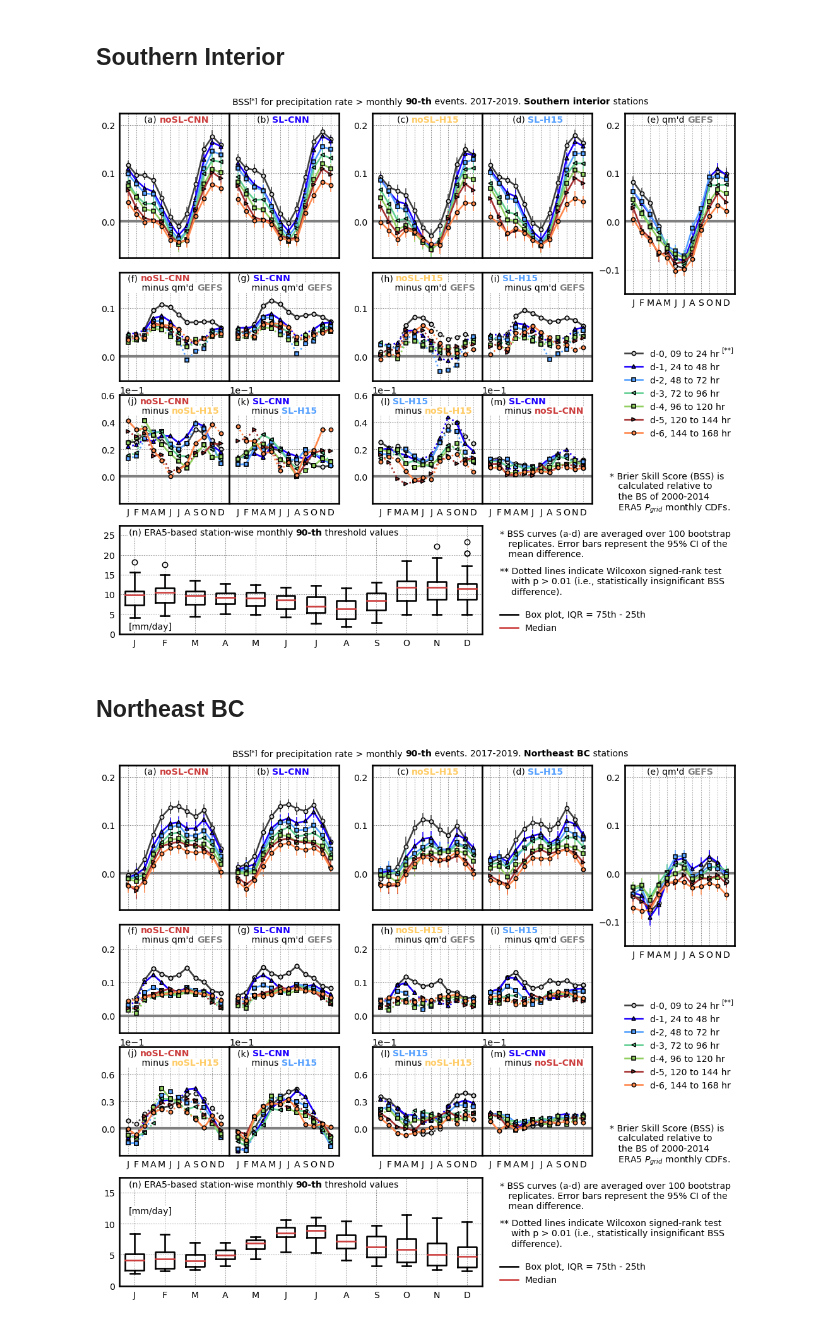
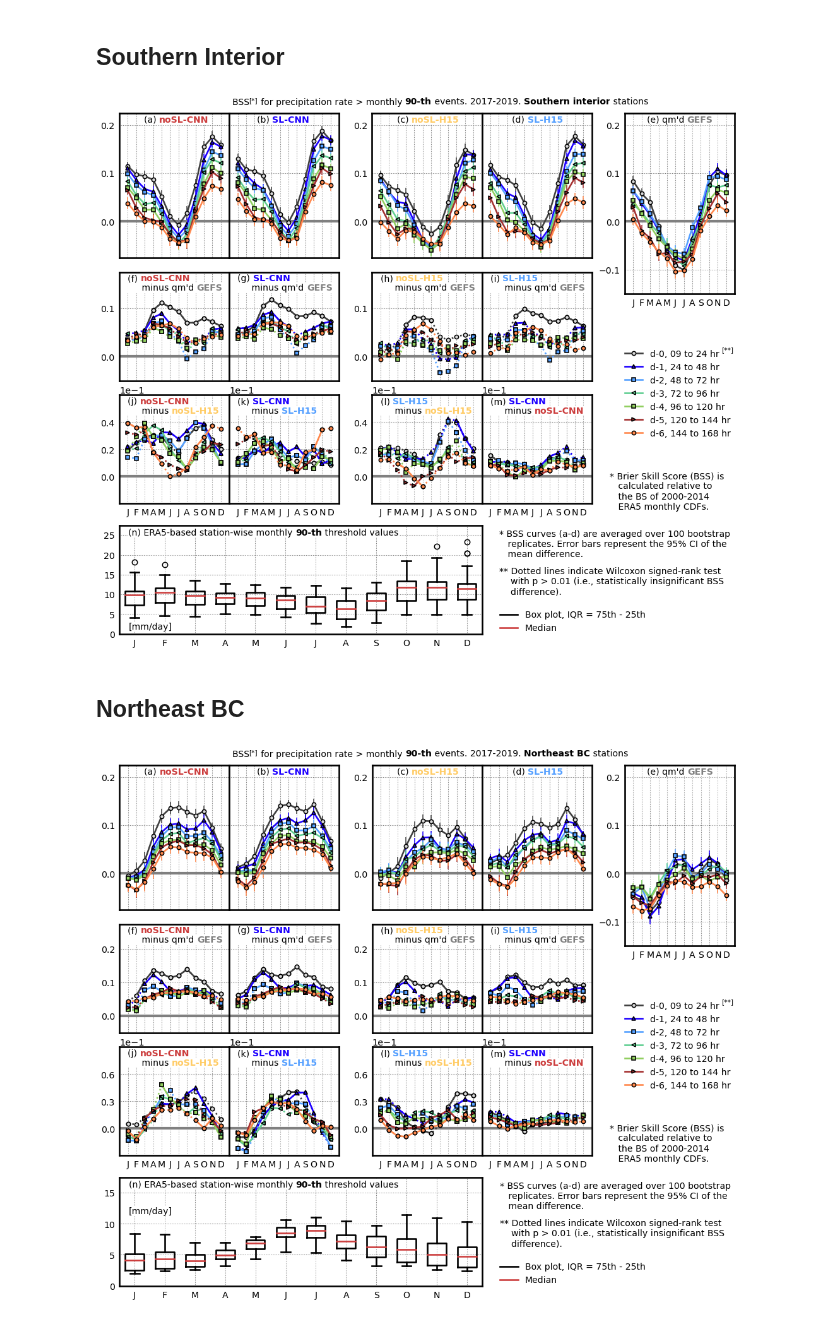
Before and after one commit to yingkaisha/rainbow, a Jupyter notebook: publish/PLOT_BSS_BCH.ipynb, the cells around one changed output. Saved outputs shown, nothing was run; the diff lists cells and outputs as text; code cells hidden in the pictures.

```diff
--- a/publish/PLOT_BSS_BCH.ipynb
+++ b/publish/PLOT_BSS_BCH.ipynb
@@ -346,12 +351,12 @@ YLIM = YLIM1
 YLIM_gfs = [-0.15, 0.35]
 
 # 2nd row
-YLIM_diff00 = [-0.05, 0.2]
-YLIM_diff01 = [-0.05, 0.2]
+YLIM_diff00 = [-0.05, 0.275]
+YLIM_diff01 = [-0.05, 0.275]
 
 # 3rd row
-YLIM_diff1 = [-0.05, 0.1]
-YLIM_diff2 = [-0.05, 0.1]
+YLIM_diff1 = [-0.035, 0.1]
+YLIM_diff2 = [-0.035, 0.1]
 
 labels = ['d-0, 09 to 24 hr',
           'd-1, 24 to 48 hr',
@@ -571,19 +576,19 @@ for i in range(2, 4):
 AX_gfs[0].set_yticks([-0.1, 0, 0.1, 0.2, 0.3])
 
 for i in [0, 1]:
-    AX_diff[0][i].set_yticks([0, 0.1,]);
+    AX_diff[0][i].set_yticks([0, 0.1, 0.2]);
 
 for i in [2, 3]:
-    AX_diff[0][i].set_yticks([0, 0.1,]);
+    AX_diff[0][i].set_yticks([0, 0.1, 0.2]);
 
 for i in [0, 1]:
     AX_diff[1][i].ticklabel_format(axis='y', scilimits=(-1, -1))
-    AX_diff[1][i].set_yticks([0, 0.05, 0.1,]);
+    AX_diff[1][i].set_yticks([0, 0.05,]);
     AX_diff[1][i].yaxis.offsetText.set_fontsize(14)
 
 for i in [2, 3]:
     AX_diff[1][i].ticklabel_format(axis='y', scilimits=(-1, -1))
-    AX_diff[1][i].set_yticks([0, 0.05, 0.1,]);
+    AX_diff[1][i].set_yticks([0, 0.05,]);
     AX_diff[1][i].yaxis.offsetText.set_fontsize(14)
 
 # ---------- title ---------- #
@@ -616,7 +621,7 @@ handle_title.append(ax_lg1.text(0.88, 0.945, '[**]', ha='left', va='top', fontsi
 
 ax_w1 = fig.add_axes([4.6/5.6-0.025, (0.7)/3.6-pad, 1/5.6+0.025, 0.375/3.2])
 ax_w1.set_axis_off()
-ax_w1.text(0, 1, '* Brier Skill Score (BSS) is\n   calculated relative to\n   the BS of 2000-2014\n   ERA5 $P_{grid}$ monthly CDFs.',
+ax_w1.text(0, 1, '* Brier Skill Score (BSS) is\n   calculated relative to\n   the BS of 2000-2014\n   ERA5 monthly CDFs.',
           ha='left', va='top', fontsize=fontsize, transform=ax_w1.transAxes);
 
 ax_w2 = fig.add_axes([3.6/5.6-0.025, (0.3)/3.6-pad, 1/5.6+0.025, 0.375/3.2])
@@ -889,12 +894,12 @@ for i in [2, 3]:
 
 for i in [0, 1]:
     AX_diff[1][i].ticklabel_format(axis='y', scilimits=(-1, -1))
-    AX_diff[1][i].set_yticks([0, 0.02, 0.04, 0.06]);
+    AX_diff[1][i].set_yticks([0, 0.02, 0.04]);
     AX_diff[1][i].yaxis.offsetText.set_fontsize(14)
 
 for i in [2, 3]:
     AX_diff[1][i].ticklabel_format(axis='y', scilimits=(-1, -1))
-    AX_diff[1][i].set_yticks([0, 0.02, 0.04, 0.06]);
+    AX_diff[1][i].set_yticks([0, 0.02, 0.04]);
     AX_diff[1][i].yaxis.offsetText.set_fontsize(14)
 
 # ---------- title ---------- #
@@ -927,7 +932,7 @@ handle_title.append(ax_lg1.text(0.88, 0.945, '[**]', ha='left', va='top', fontsi
 
 ax_w1 = fig.add_axes([4.6/5.6-0.025, (0.7)/3.6-pad, 1/5.6+0.025, 0.375/3.2])
 ax_w1.set_axis_off()
-ax_w1.text(0, 1, '* Brier Skill Score (BSS) is\n   calculated relative to\n   the BS of 2000-2014\n   ERA5 $P_{grid}$ monthly CDFs.',
+ax_w1.text(0, 1, '* Brier Skill Score (BSS) is\n   calculated relative to\n   the BS of 2000-2014\n   ERA5 monthly CDFs.',
           ha='left', va='top', fontsize=fontsize, transform=ax_w1.transAxes);
 
 ax_w2 = fig.add_axes([3.6/5.6-0.025, (0.3)/3.6-pad, 1/5.6+0.025, 0.375/3.2])
@@ -959,7 +964,7 @@ if need_publish:
     # Save figure
     fig.savefig(fig_dir+'AnEn_BCH_BSS_southern.png', format='png', **fig_keys)
 # %% [output]
-[figure, old version]
+[figure, new version]
 # %% [markdown]
 ## Northeast BC
 # %%
@@ -1238,36 +1243,36 @@ handle_title.append(ax_lg1.text(0.88, 0.945, '[**]', ha='left', va='top', fontsi
 
 ax_w1 = fig.add_axes([4.6/5.6-0.025, (0.7)/3.6-pad, 1/5.6+0.025, 0.375/3.2])
 ax_w1.set_axis_off()
-ax_w1.text(0, 1, '* Brier Skill Score (BSS) is\n   calculated relative to\n   the BS of 2000-2014\n   ERA5 $P_{grid}$ monthly CDFs.',
+ax_w1.text(0, 1, '* Brier Skill Score (BSS) is\n   calculated relative to\n   the BS of 2000-2014\n   ERA5 monthly CDFs.',
           ha='left', va='top', fontsize=fontsize, transform=ax_w1.transAxes);
 
 ax_w2 = fig.add_axes([3.6/5.6-0.025, (0.3)/3.6-pad, 1/5.6+0.025, 0.375/3.2])
 ax_w2.set_axis_off()
 ax_w2.text(0, 1, '* BSS curves (a-d) are averaged over 100 bootstrap\n   replicates. Error bars represent the 95% CI of the\n   mean difference.',
           ha='left', va='top', fontsize=fontsize, transform=ax_w2.transAxes);
 
 ax_w3 = fig.add_axes([3.6/5.6-0.025, (-0.1)/3.6-pad, 1/5.6+0.025, 0.5/3.2])
 ax_w3.set_axis_off()
 ax_w3.text(0, 1,
            '** Dotted lines indicate Wilcoxon signed-rank test\n    with p > 0.01 (i.e., statistically insignificant BSS\n    difference).',
            ha='left', va='top', fontsize=fontsize, transform=ax_w3.transAxes);
 
 # legend box plot
 ax_lg2 = fig.add_axes([3.6/5.6-0.025, (0.0)/3.6-pad, 0.25, 0.06])
 ax_lg2.set_axis_off()
 LG2 = ax_lg2.legend([handle_boxp["boxes"][0], handle_boxp["medians"][0]],
                    ['Box plot, IQR = 75th - 25th', 'Median'],
                    bbox_to_anchor=(1, 1), ncol=1, prop={'size':fontsize})
 LG2.get_frame().set_facecolor('none')
 LG2.get_frame().set_linewidth(0)
 LG2.get_frame().set_alpha(1.0)
 # -------------------------------------- #
 
 for handle in handle_title:
     handle.set_bbox(dict(facecolor='w', pad=0.5, edgecolor='none', zorder=2))
 
 if need_publish:
     # Save figure
     fig.savefig(fig_dir+'AnEn_BCH_BSS_Northeast.png', format='png', **fig_keys)
 # %% [output]
-[figure, old version]
+[figure, new version]
```
Also changed, not shown: parts of 3 cells of this notebook, 2 other files.
